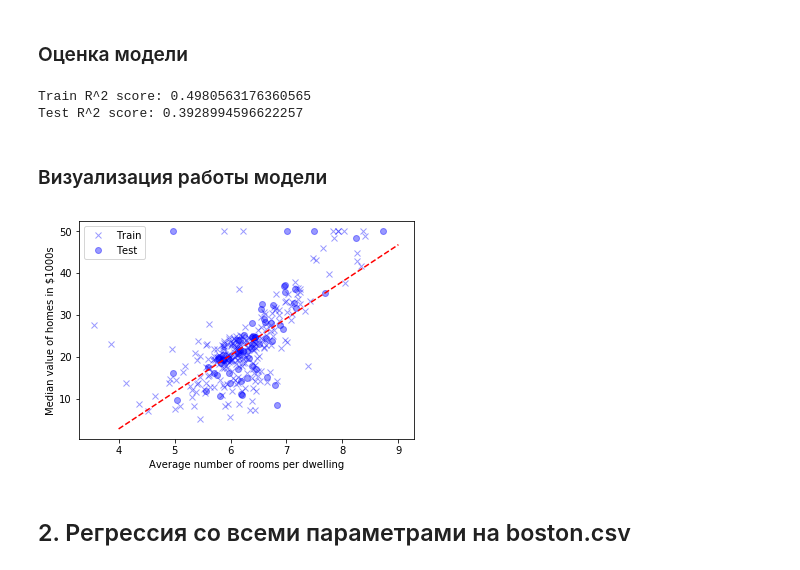
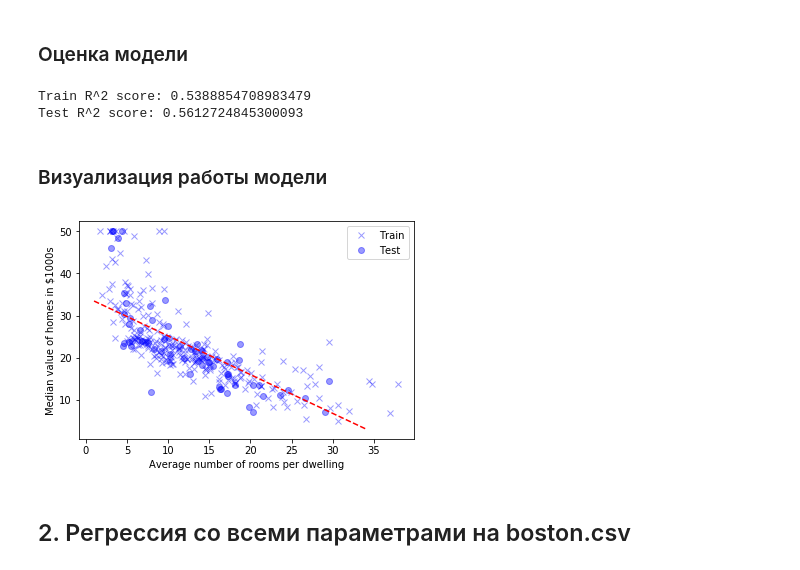
Before and after one commit to bogdansalyp/ml_course, a Jupyter notebook: linear_regression_sklearn.ipynb, the cells around one changed output. Saved outputs shown, nothing was run; the diff lists cells and outputs as text; code cells hidden in the pictures.

```diff
--- a/linear_regression_sklearn.ipynb
+++ b/linear_regression_sklearn.ipynb
@@ -38,10 +38,10 @@ TRAIN_TEST_RATIO = 0.8 # доля экземпляров в тренировоч
 # %%
 train_number = round(df_boston.shape[0] * TRAIN_TEST_RATIO) # количество экземпляров в тренировочном датасете
 
-X_train = df_boston['rm'].iloc[:train_number].values.reshape(-1, 1) # избегание ошибки с одномерным массивом
+X_train = df_boston['lstat'].iloc[:train_number].values.reshape(-1, 1) # избегание ошибки с одномерным массивом
 y_train = df_boston['medv'].iloc[:train_number].values
 
-X_test = df_boston['rm'].iloc[train_number:].values.reshape(-1, 1) # избегание ошибки с одномерным массивом
+X_test = df_boston['lstat'].iloc[train_number:].values.reshape(-1, 1) # избегание ошибки с одномерным массивом
 y_test = df_boston['medv'].iloc[train_number:].values
 
 print("X_train.shape: {}".format(X_train.shape))
@@ -78,24 +78,24 @@ LinearRegression(copy_X=True, fit_intercept=True, n_jobs=1, normalize=False)
 print("Train R^2 score: {}".format(model.score(X_train, y_train)))
 print("Test R^2 score: {}".format(model.score(X_test, y_test)))
 # %% [output]
-Train R^2 score: 0.4980563176360565
-Test R^2 score: 0.3928994596622257
+Train R^2 score: 0.5388854708983479
+Test R^2 score: 0.5612724845300093
 # %% [markdown]
 ### Визуализация работы модели
 # %%
 plt.plot(X_train, y_train, 'bx', label='Train', alpha=0.4) # тренировочные данные крестиками
 plt.plot(X_test, y_test, 'bo', label='Test', alpha=0.4) # тестовые данные кружочками
 
 # параметр model.coef_ - веса модели (W)
 # параметр model.intercept_ - свободный параметр модели (b)
-xx = np.arange(4, 10).reshape(-1, 1) # числовой ряд
+xx = np.arange(1, 35).reshape(-1, 1) # числовой ряд
 plt.plot(xx, model.coef_ * xx + model.intercept_, 'r--') # график предсказаний модели
 plt.xlabel("Average number of rooms per dwelling") # надпись по оси X
 plt.ylabel("Median value of homes in $1000s") # надпись по оси Y
 plt.legend() # отображение легенды
 plt.show() # отображение графика
 # %% [output]
-[figure, old version]
+[figure, new version]
 # %% [markdown]
 ## 2. Регрессия со всеми параметрами на boston.csv
 # %% [markdown]
```
Also changed, not shown: parts of 4 cells of this notebook, 3 other files.
